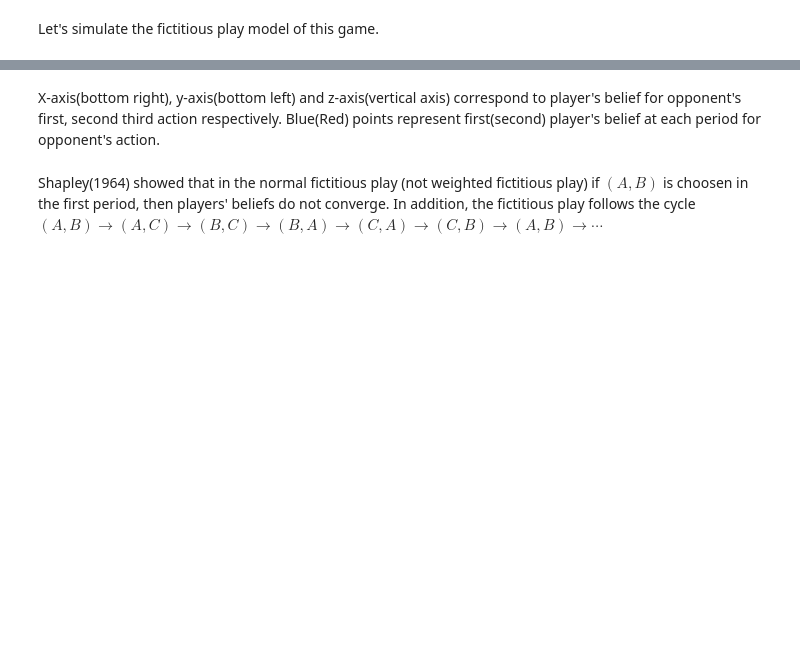
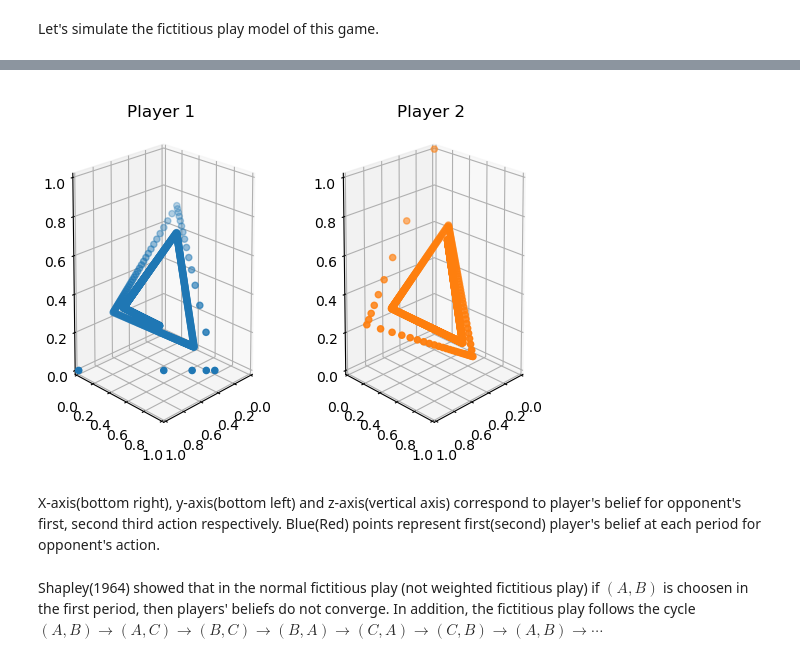
Before and after one commit to Yuya-Furusawa/game_theory_models, a Jupyter notebook: FictitiousPlay_Julia_note.ipynb, the cells around one changed output, grey strips where cells are left out. Cells and saved outputs as stored; diff of their text form; code cells hidden in the pictures; blank space fills up the shorter version.

```diff
--- a/FictitiousPlay_Julia_note.ipynb
+++ b/FictitiousPlay_Julia_note.ipynb
@@ -206,3 +201,16 @@ plot(X,Y,Z,label=labels,marker=:circle, markersize=1)
+# %%
+fig = PyPlot.figure()
+for i in 1:2
+    ax = fig.add_subplot(1, 2, i, projection="3d")
+    ax.scatter(series[i][1, :], series[i][2, :], series[i][3, :], c=colors[i])
+    for prop in [:set_xlim, :set_ylim, :set_zlim]
+        getproperty(ax, prop)((0, 1))
+    end
+    ax.view_init(ax.elev-15, ax.azim+105)
+    ax.set_title("Player $i")
+end
+# %% [output]
+[figure, added]
 # %% [markdown]
 X-axis(bottom right), y-axis(bottom left) and z-axis(vertical axis) correspond to player's belief for opponent's first, second third action respectively. Blue(Red) points represent first(second) player's belief at each period for opponent's action.
 # %% [markdown]
```
Also changed, not shown: parts of 49 cells of this notebook.
